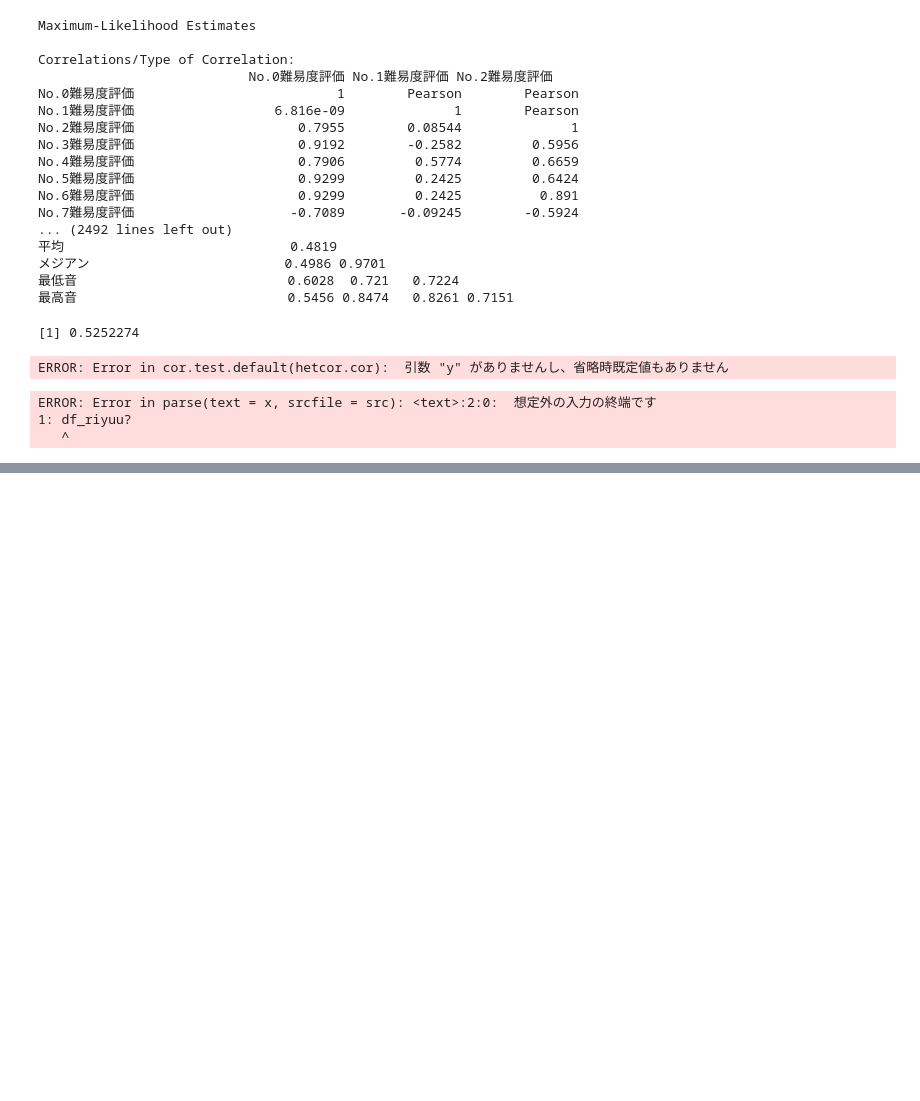
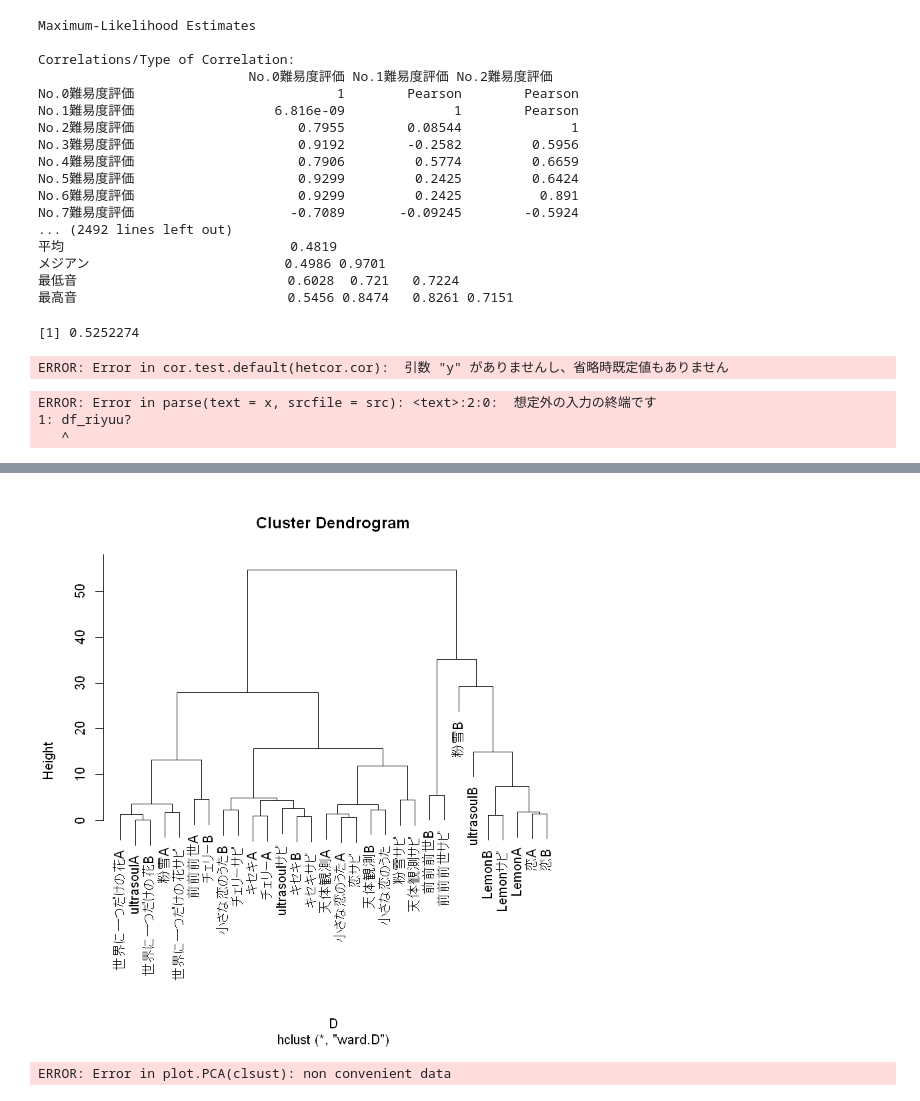
Before and after one commit to yamathcy/sotsuken, a Jupyter notebook: Untitled1.ipynb, the cells around one changed output, grey strips where cells are left out. Drawn from its saved outputs; the diff is of its cells as text; code cells hidden in the pictures; blank space fills up the shorter version.

```diff
--- a/Untitled1.ipynb
+++ b/Untitled1.ipynb
@@ -81,0 +116,14 @@ ERROR: Error in parse(text = x, srcfile = src): <text>:2:0:  想定外の入力
+# %%
+z <- scale(riyu)
+# %%
+D0 <- dist(z,method = "euclidean")
+D <- (1/2)*D0^2
+# %%
+clsust <- hclust(D,method = "ward.D")
+plot(clsust)
+# %% [output]
+[figure, added]
+# %%
+plot(clsust,)
+# %% [output]
+ERROR: Error in plot.PCA(clsust): non convenient data
```
Also changed, not shown: parts of 12 cells of this notebook, 8 other files.
